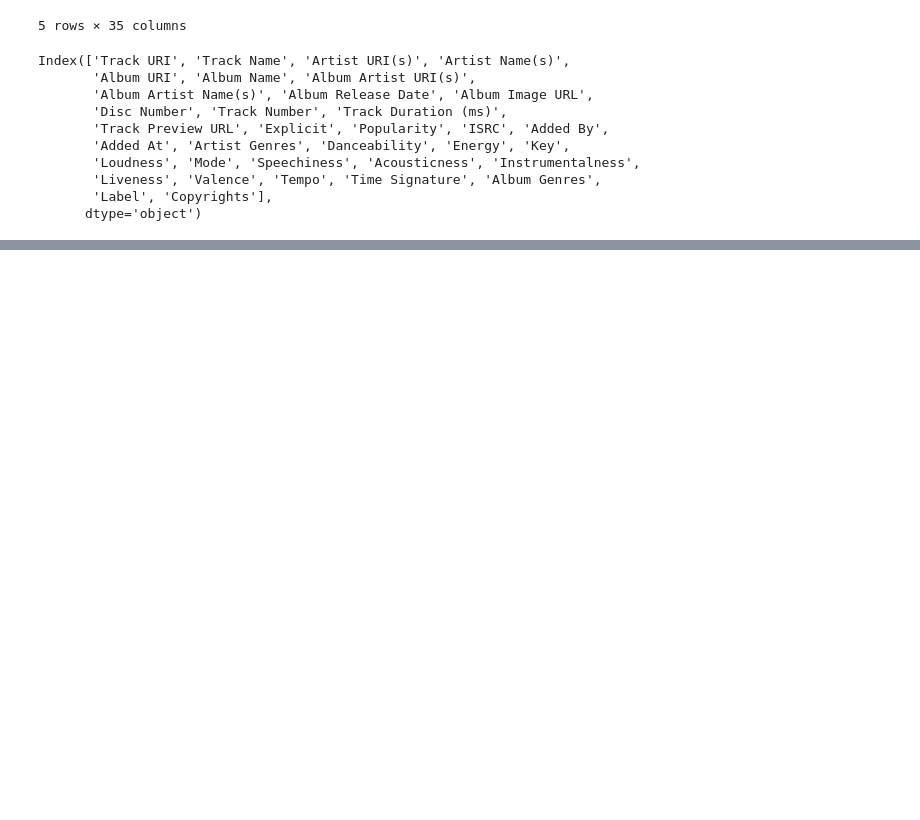
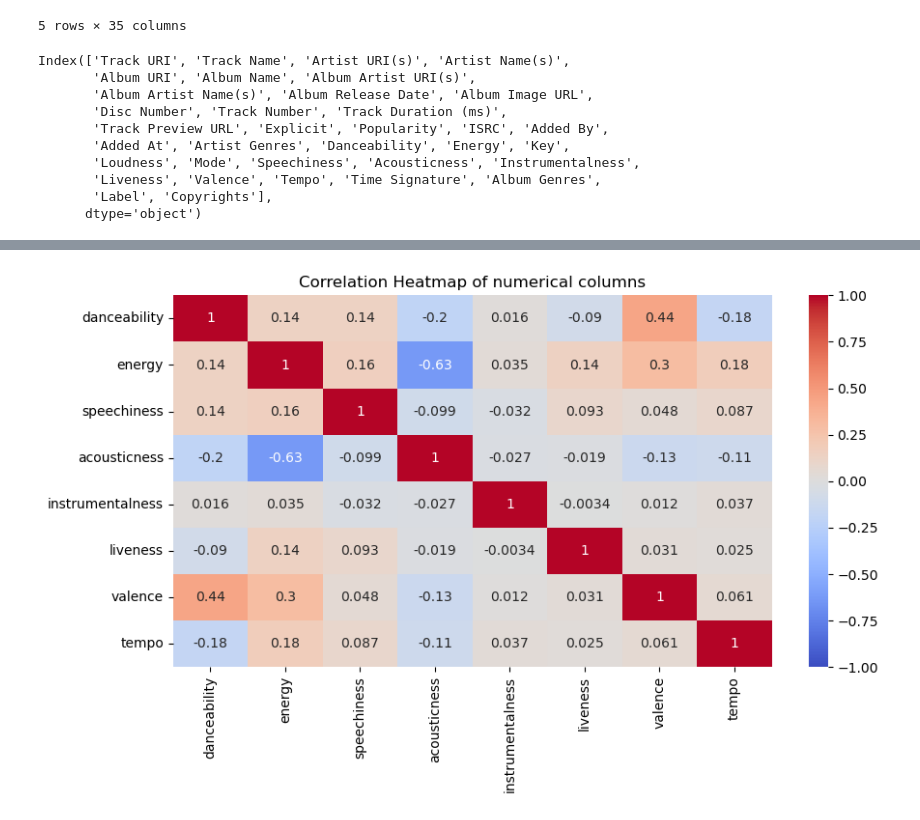
Before and after one commit to dennybett/Song-Recommendation-System, a Jupyter notebook: main.ipynb, the cells around one changed output, grey strips where cells are left out. Saved outputs shown, nothing was run; the diff lists cells and outputs as text; code cells hidden in the pictures; blank space fills up the shorter version.

```diff
--- a/main.ipynb
+++ b/main.ipynb
@@ -549,0 +86,26 @@ df_with_top_genres.head()
+# %%
+# Renaming columns to convention
+df_data = df_data.rename(columns={
+                   'Track URI': 'track_uri',
+                   'Track Name': 'track_name',
+                   'Artist Name(s)': 'artist',
+                   'Danceability': 'danceability',
+                   'Energy': 'energy',
+                   'Speechiness': 'speechiness',
+                   'Acousticness': 'acousticness',
+                   'Instrumentalness': 'instrumentalness',
+                   'Liveness': 'liveness',
+                   'Valence': 'valence',
+                   'Tempo': 'tempo'
+       })
+# %%
+# removing duplicates
+df_data = df_data.drop_duplicates(subset=None, keep='first', inplace=False)
+# Dropping null columns
+df_data = df_data.dropna(how="any")
+# reset index
+#df_data = df_data.reset_index(drop=True)
+df_data['song_id'] = df_data.index
+df_data = df_data.set_index('song_id')
+
+df_data.head()
@@ -549,0 +171,5 @@ df_with_top_genres.head()
+# %%
+# Correlation Matrix is helful to determine if PCA is needed
+utils.plot_correlation_heatmap(df_data)
+# %% [output]
+[figure, added]
```
Also changed, not shown: parts of 74 cells of this notebook, 1 other file.
